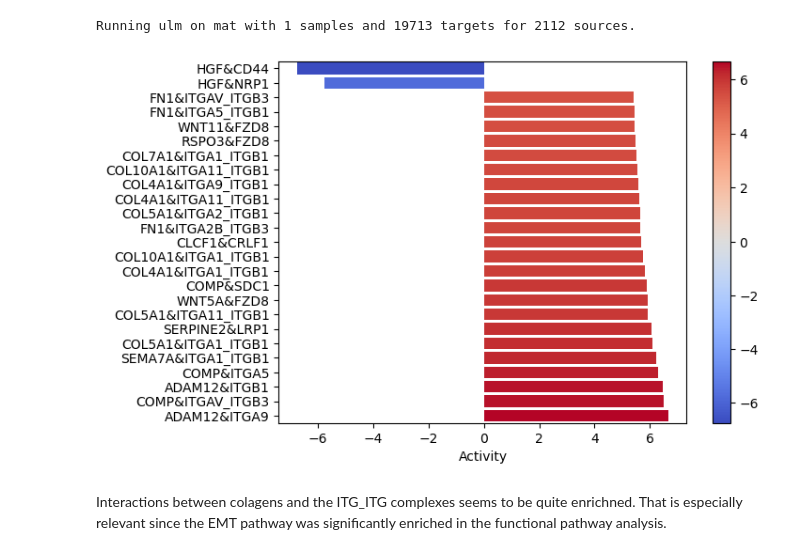
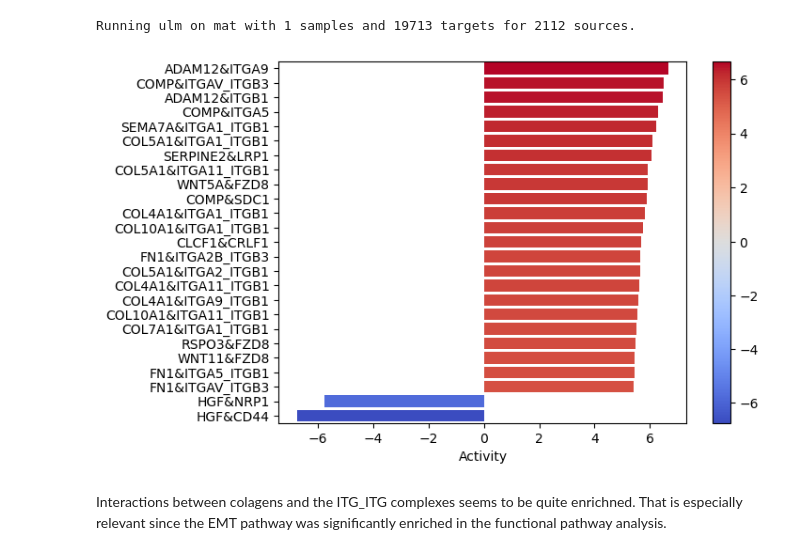
Before and after one commit to tomoya-megane/tutorial_decoupler-py, a Jupyter notebook: 08_bulk.ipynb, the cells around one changed output. Drawn from its saved outputs; the diff is of its cells as text; code cells hidden in the pictures.

```diff
--- a/08_bulk.ipynb
+++ b/08_bulk.ipynb
@@ -735,8 +814,10 @@ lr_score, lr_pvalue = dc.run_ulm(
 Running ulm on mat with 1 samples and 19713 targets for 2112 sources.
 # %%
 dc.plot_barplot(lr_score, 'treatment.vs.control', top=25, vertical=True)
+
+plt.gca().invert_yaxis()
 # %% [output]
-[figure, old version]
+[figure, new version]
 # %% [markdown]
 Interactions between colagens and the ITG_ITG complexes seems to be quite enrichned. That is especially relevant since the EMT pathway was significantly enriched in the functional pathway analysis.
 # %% [markdown]
```
Also changed, not shown: parts of 15 cells of this notebook, 3 other files.
